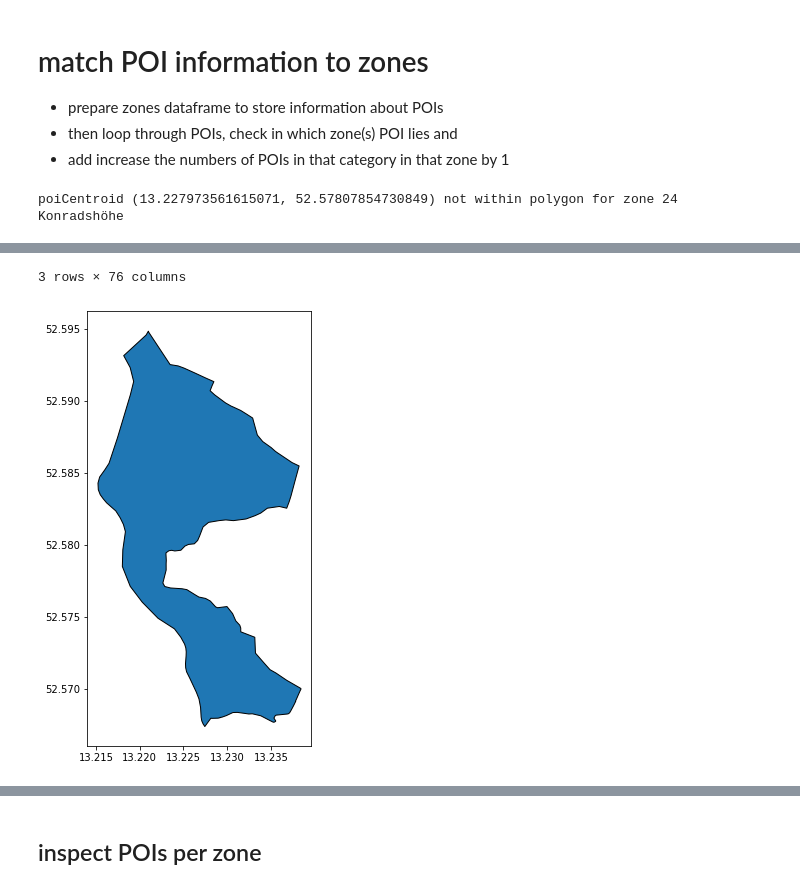
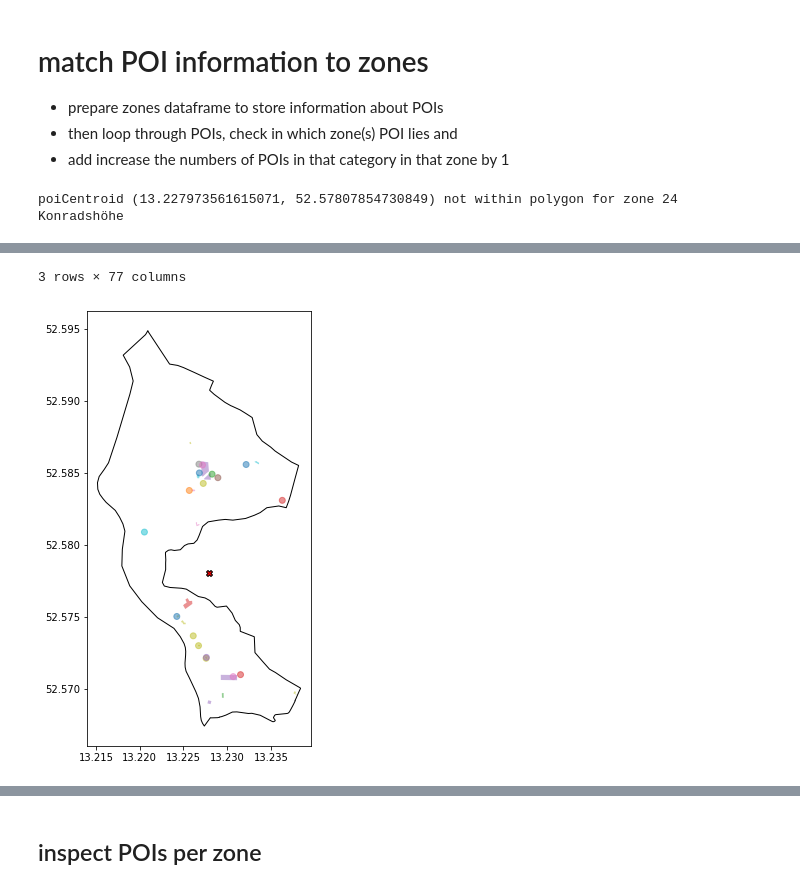
Before and after one commit to maximylius/quetzal_berlin, a Jupyter notebook: notebooks/best_version/102_OSM_POIs.ipynb, the cells around one changed output, grey strips where cells are left out. Drawn from its saved outputs; the diff is of its cells as text; code cells hidden in the pictures.

```diff
--- a/notebooks/best_version/102_OSM_POIs.ipynb
+++ b/notebooks/best_version/102_OSM_POIs.ipynb
@@ -6,6 +6,8 @@ There are two ways of fetching data from OpenStreetmap:
 * Using locally saved osm.pbf file
 
 Overpass queries take a long time, but work without any further packages. The faster version requires downloading a pbf file for the region of Germany. This is available here (should be saved under `input_static`: https://download.geofabrik.de/europe.html
+# %%
+show_plots = False
 # %%
 import os.path
 pbf_file_path = '../../input_static/berlin-latest.osm.pbf'
@@ -134,11 +136,12 @@ id
 # %%
 # pois.iloc[list(map(lambda x: x in poiVals, list(pois["value"])))]
 # %%
-fig, ax = plt.subplots(nrows=2, ncols=1, figsize=(20, 20))
-pois.plot(ax = ax.flat[0], column = "value", markersize = 2, legend = False)
-pois.iloc[list(map(lambda x: x in poiVals, list(pois["value"])))].plot(ax = ax.flat[1], column = "value", markersize = 2, legend = True)
-ax.flat[0].set_title("Inspect all retrieved POIs")
-ax.flat[1].set_title("Inspect all POIs filtered for matching values")
+if show_plots:
+    fig, ax = plt.subplots(nrows=2, ncols=1, figsize=(20, 20))
+    pois.plot(ax = ax.flat[0], column = "value", markersize = 2, legend = False)
+    pois.iloc[list(map(lambda x: x in poiVals, list(pois["value"])))].plot(ax = ax.flat[1], column = "value", markersize = 2, legend = True)
+    ax.flat[0].set_title("Inspect all retrieved POIs")
+    ax.flat[1].set_title("Inspect all POIs filtered for matching values")
 # %% [output]
 Text(0.5, 1.0, 'Inspect all POIs filtered for matching values')
 [figure]
@@ -183,9 +186,9 @@ for i in range(len(sm.zones)):
     sm.zones.at[zoneIndex, "pois"] = zonePois
 
     for key in poiKeys:
-        sm.zones[key] = len(poisInZone[poisInZone['key'] == key])
+        sm.zones.at[zoneIndex, key] = len(poisInZone[poisInZone['key'] == key])
     for value in poiVals:
-        sm.zones[value] = len(poisInZone[poisInZone['value'] == value])
+        sm.zones.at[zoneIndex, value] = len(poisInZone[poisInZone['value'] == value])
 
     # create weighted centroids based on where most people live within
     weigthedCoords = {"lat": 0, "lon": 0}
@@ -201,8 +204,9 @@ for i in range(len(sm.zones)):
     if(not poiCentroid.intersects(zone["geometry"])):
         print("poiCentroid", poiCentroid.coords[0], "not within polygon", "for zone", zoneIndex, zone["nam"])
         fig, ax = plt.subplots(1, 1, figsize=(8,8))
-        sm.zones.iloc[i:i+1].plot(ax=ax, color=None, edgecolor="black")
-        poisInZone.plot(ax=ax, alpha=0.8)
+        sm.zones.iloc[i:i+1].plot(ax=ax, color='None', edgecolor="black")
+        poisInZone.plot(ax=ax, column = "value", alpha=0.5)
+        GeoSeries([poiCentroid], crs=sm.epsg).plot(ax=ax, color="red", edgecolor="black", marker="X")
 
     sm.zones.loc[zoneIndex, "poiCentroid"] = poiCentroid
     # add a line between actual centroid and poi centroid
@@ -221,2 +225,2 @@ poiCentroid (13.227973561615071, 52.57807854730849) not within polygon for zone
-3 rows × 76 columns
+3 rows × 77 columns
-[figure, old version]
+[figure, new version]
```
Also changed, not shown: parts of 6 cells of this notebook, 46 other files.
